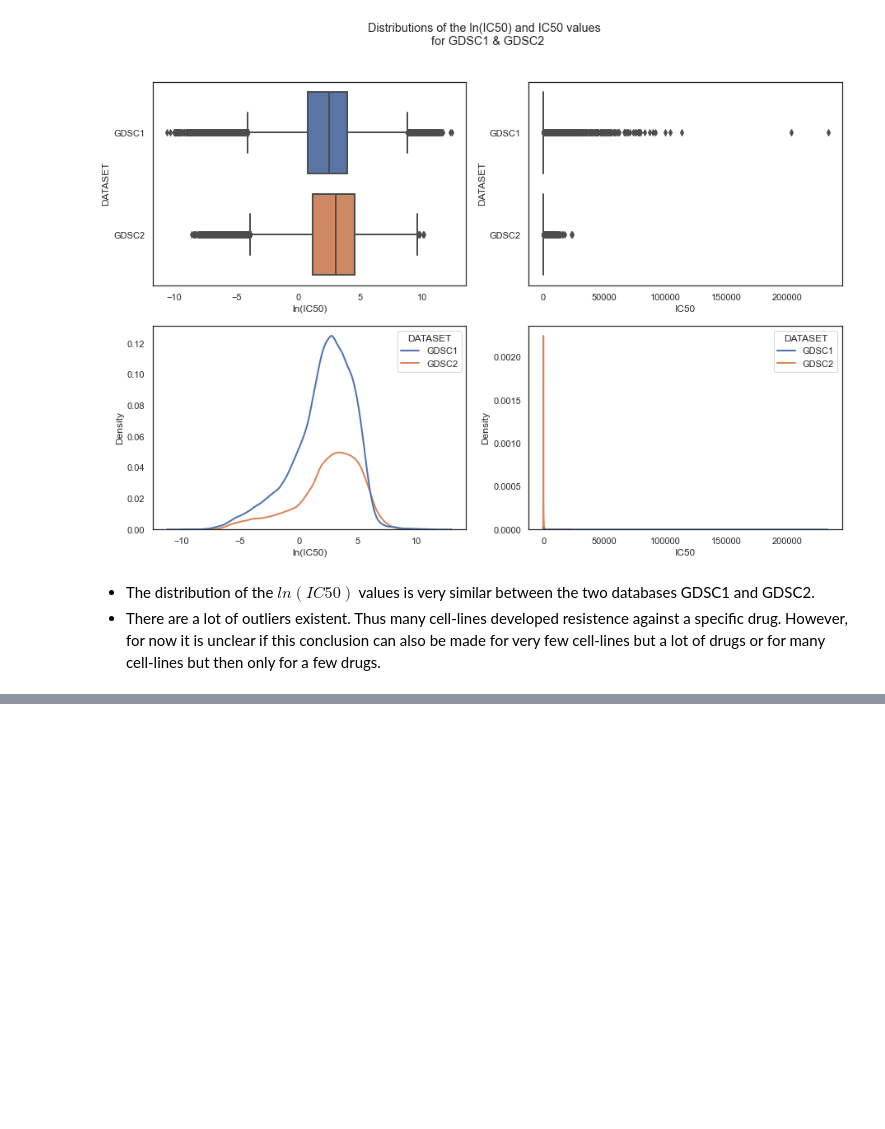
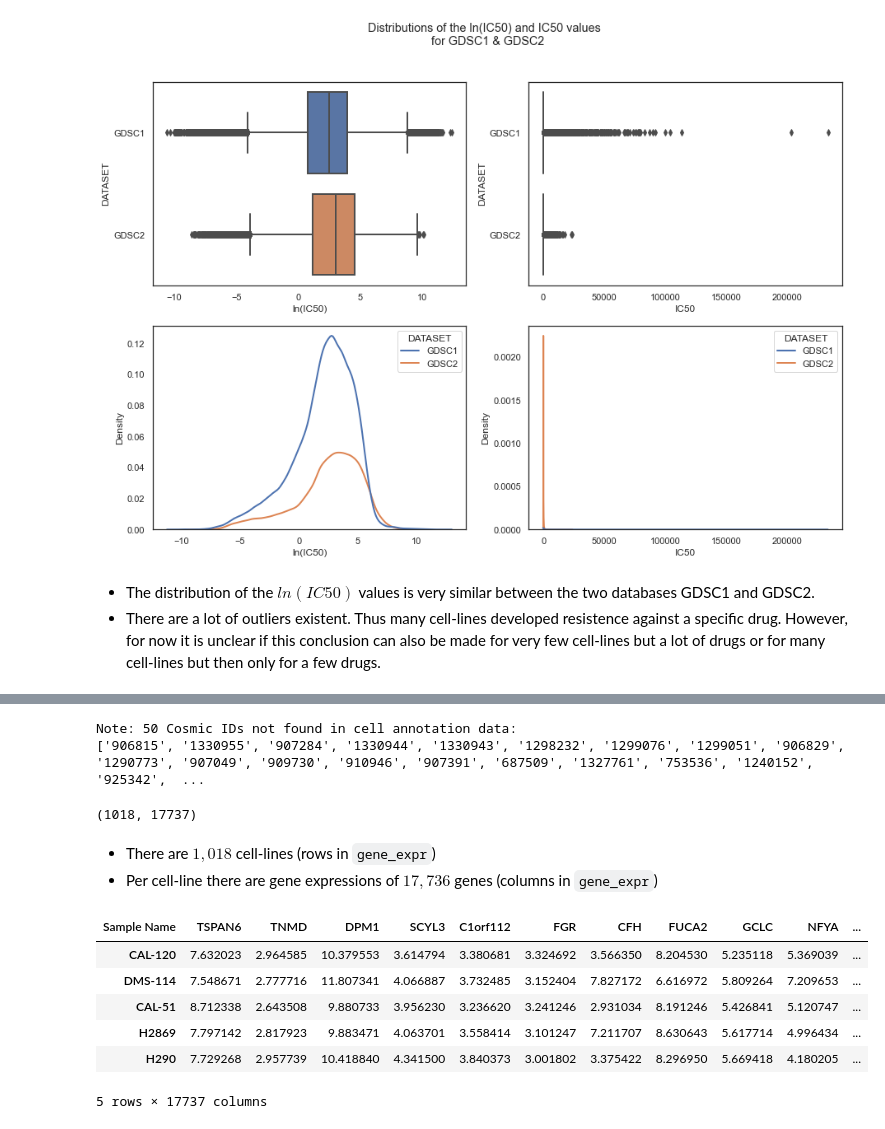
Before and after one commit to PeeteKeesel/gnn-for-drug-response-prediction, a Jupyter notebook: 02_GDSC_playground.ipynb, the cells around one changed output, grey strips where cells are left out. Cells and saved outputs as stored; diff of their text form; code cells hidden in the pictures; blank space fills up the shorter version.

```diff
--- a/02_GDSC_playground.ipynb
+++ b/02_GDSC_playground.ipynb
@@ -411,0 +569,2 @@ GDSC2_RAW_FILE = 'GDSC2_public_raw_data_25Feb20.csv.xlsx'
+# %%
+PATH_TO_GDSC_DATASETS = '../../datasets/gdsc/'
@@ -411,0 +711,27 @@ GDSC2_RAW_FILE = 'GDSC2_public_raw_data_25Feb20.csv.xlsx'
+# %%
+# Return the gene expression dataframe(n_cells x n_genes) for a set of gene symbols for all cell_lines of the GDSC cell line annotation file.
+# If the genes are None, return the data for all genes.
+gene_expr = get_gdsc_gene_expression(
+    path_cell_annotations=f'{PATH_TO_GDSC_SCREENING_DATA}{CELL_LINE_DETAILS_FILE}',
+    path_gene_expression=PATH_TO_GDSC_DATASETS + 'Cell_line_RMA_proc_basalExp.txt'
+)
+# %% [output]
+Note: 50 Cosmic IDs not found in cell annotation data:
+['906815', '1330955', '907284', '1330944', '1330943', '1298232', '1299076', '1299051', '906829', '1290773', '907049', '909730', '910946', '907391', '687509', '1327761', '753536', '1240152', '925342',  ...
+# %%
+gene_expr.shape
+# %% [output]
+(1018, 17737)
+# %% [markdown]
+- There are $1,018$  cell-lines (rows in `gene_expr`)
+- Per cell-line there are gene expressions of $17,736$ genes (columns in `gene_expr`)
+# %%
+gene_expr.head(5)
+# %% [output]
+| Sample Name | TSPAN6 | TNMD | DPM1 | SCYL3 | C1orf112 | FGR | CFH | FUCA2 | GCLC | NFYA | ... |
+| CAL-120 | 7.632023 | 2.964585 | 10.379553 | 3.614794 | 3.380681 | 3.324692 | 3.566350 | 8.204530 | 5.235118 | 5.369039 | ... |
+| DMS-114 | 7.548671 | 2.777716 | 11.807341 | 4.066887 | 3.732485 | 3.152404 | 7.827172 | 6.616972 | 5.809264 | 7.209653 | ... |
+| CAL-51 | 8.712338 | 2.643508 | 9.880733 | 3.956230 | 3.236620 | 3.241246 | 2.931034 | 8.191246 | 5.426841 | 5.120747 | ... |
+| H2869 | 7.797142 | 2.817923 | 9.883471 | 4.063701 | 3.558414 | 3.101247 | 7.211707 | 8.630643 | 5.617714 | 4.996434 | ... |
+| H290 | 7.729268 | 2.957739 | 10.418840 | 4.341500 | 3.840373 | 3.001802 | 3.375422 | 8.296950 | 5.669418 | 4.180205 | ... |
+5 rows × 17737 columns
```
Also changed, not shown: parts of 50 cells of this notebook, 1 other file.
